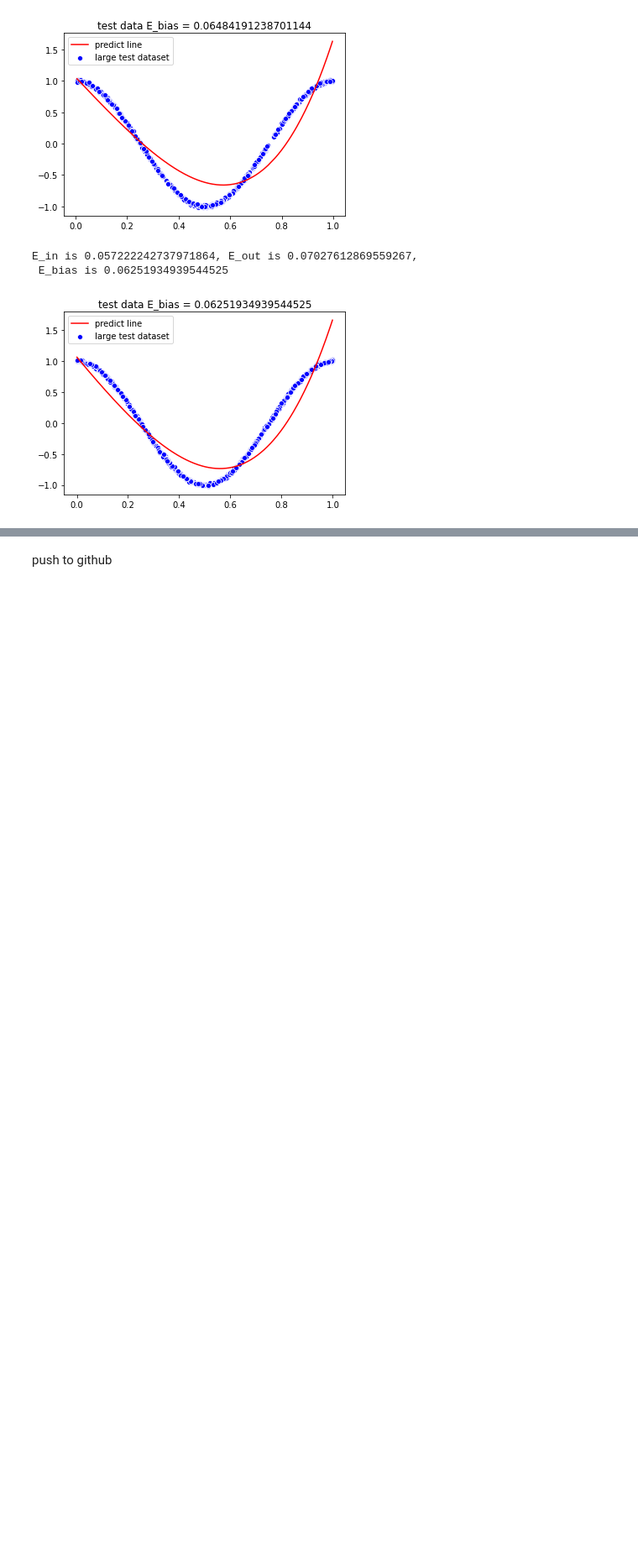
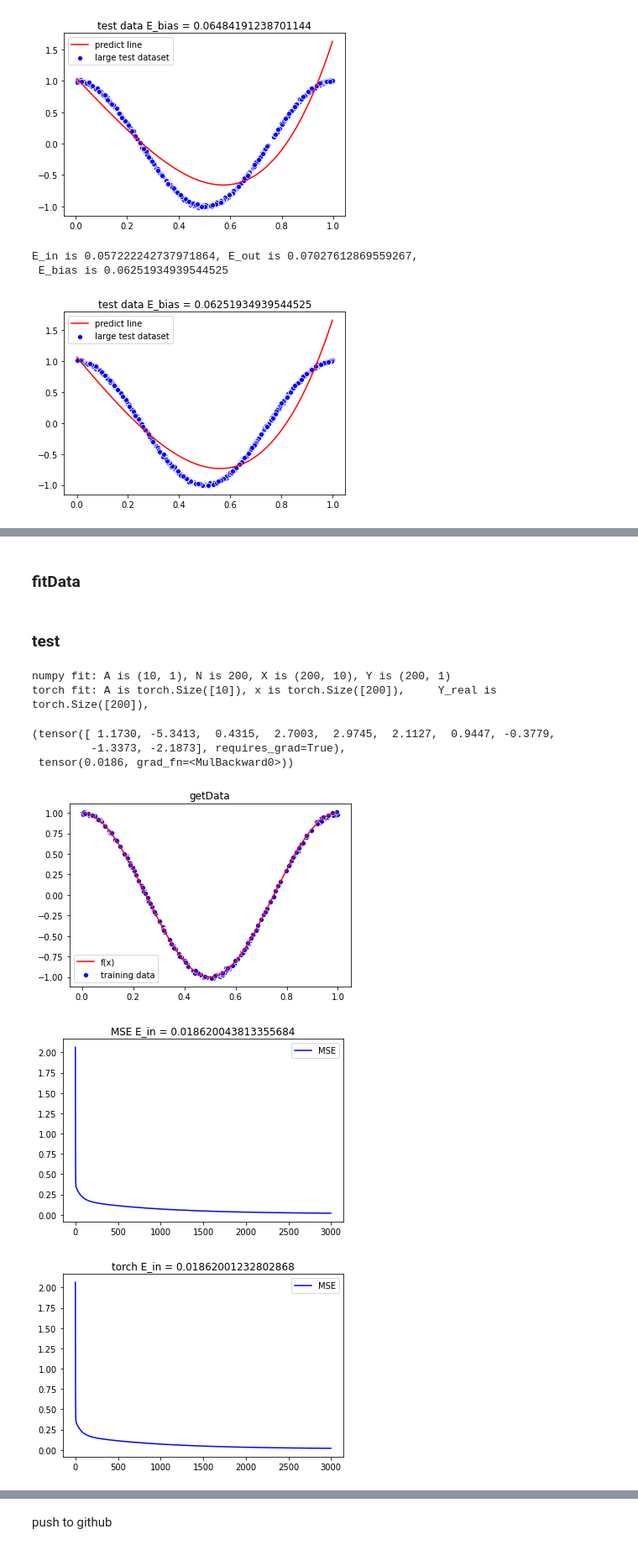
Before and after one commit to liushuyu6666/AI_relative, a Jupyter notebook: algorithm_explore/Gaussian_Regression.ipynb, the cells around one changed output, grey strips where cells are left out. Shown at 84% size. Drawn from its saved outputs; the diff is of its cells as text; code cells hidden in the pictures; blank space fills up the shorter version.

Commit message:
check pytorch and numpy

```diff
--- a/algorithm_explore/Gaussian_Regression.ipynb
+++ b/algorithm_explore/Gaussian_Regression.ipynb
@@ -756,7 +758,7 @@ Text(0.5, 0, 'sample size N')
 # Y_real.shape = [N, 1]
 # X.shape = [N, D]
 # A.shape = [D, 1]
-def ngetMSE_wd(Y_real, X, A, wd=0.1, y_pred=False):
+def ngetMSE_wd(Y_real, X, A, wd=-0.1, y_pred=False):
     N = Y_real.shape[0]
     D = A.shape[0]
     Y_pred = X @ A
@@ -788,7 +790,7 @@ X is (4, 3), Y_real is (4, 1), A is (3, 1)
 # %% [markdown]
 ##### nfitData_wd
 # %%
-def nfitData_wd(Y, X_tmp, A, epochs=3000, wd=0.1, lr = 0.1, plot=True, N_test=5000, sigma=0.1):
+def nfitData_wd(Y, X_tmp, A, epochs=3000, wd=0.001, lr = 0.1, plot=True, N_test=5000, sigma=0.1):
     e = 0
     LList = []
     epochList = []
@@ -909,0 +935,12 @@ E_in is 0.057222242737971864, E_out is 0.07027612869559267,
+# %%
+def ngetMSE_test(Y_real, X, A, y_pred=False):
+    N = Y_real.shape[0]
+    D = A.shape[0]
+    Y_pred = X @ A
+    L = (1 / N) * (np.sum((Y_real - X @ A) ** 2))
+    if y_pred:
+        return (L, Y_pred)
+    else:
+        return L
+# %% [markdown]
+### fitData
@@ -909,0 +1018,33 @@ E_in is 0.057222242737971864, E_out is 0.07027612869559267,
+# %% [markdown]
+### test
+# %%
+# test nfitData
+import time
+sigma = 0.1
+N = 200
+D = 10
+lr = 0.1
+ep = 3000
+data = getData(N, sigma, plot=True)
+
+random_value = np.random.rand(D)
+
+x_numpy = np.array([xi for (xi, yi) in data])
+y_numpy = np.array([[yi for (xi, yi) in data]]).T
+A_numpy = np.array([random_value]).T
+nfitData_test(y_numpy, x_numpy, A_numpy, epochs=ep, lr=lr)
+
+x_torch = torch.FloatTensor([xi for (xi, yi) in data])
+y_torch = torch.FloatTensor([yi for (xi, yi) in data])
+A_torch = torch.FloatTensor(random_value)
+fitData_DG_test(y_torch, x_torch, A_torch)
+#MSE test: A is torch.Size([11]), X is torch.Size([200, 11])
+# %% [output]
+numpy fit: A is (10, 1), N is 200, X is (200, 10), Y is (200, 1)
+torch fit: A is torch.Size([10]), x is torch.Size([200]),     Y_real is torch.Size([200]),
+(tensor([ 1.1730, -5.3413,  0.4315,  2.7003,  2.9745,  2.1127,  0.9447, -0.3779,
+         -1.3373, -2.1873], requires_grad=True),
+ tensor(0.0186, grad_fn=<MulBackward0>))
+[figure, added]
+[figure, added]
+[figure, added]
```
Also changed, not shown: parts of 17 cells of this notebook.
